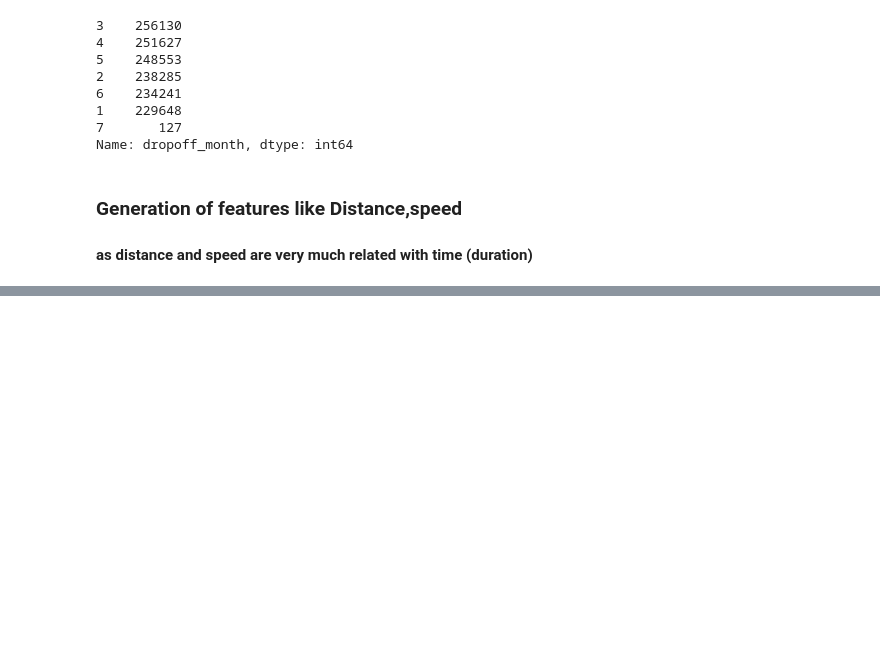
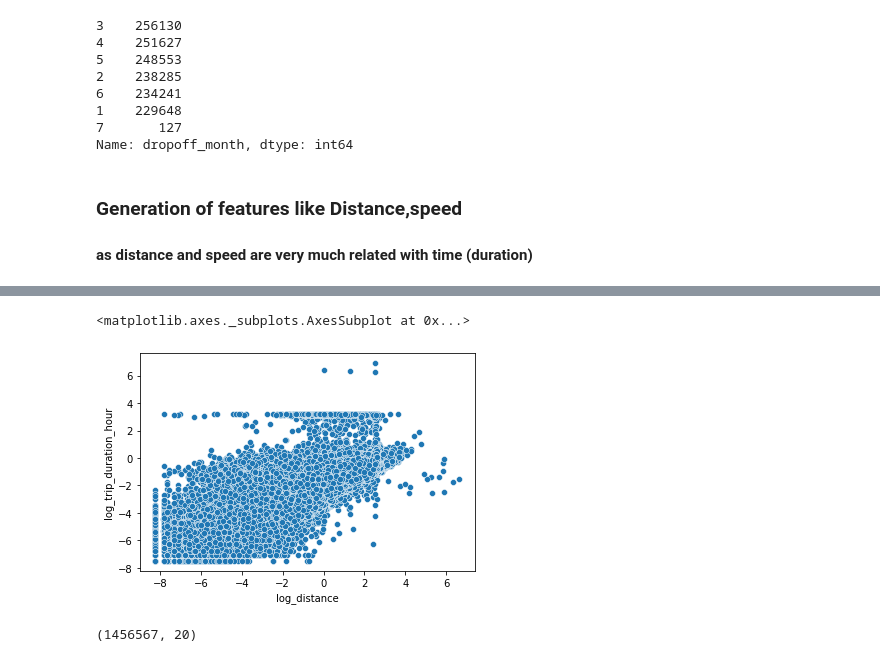
Before and after one commit to Rajashekar-Anumalla/NYC-Taxi-trip-duration-prediction, a Jupyter notebook: NYC_Taxi_Trip_Time_Prediction_Capstone_Project.ipynb, the cells around one changed output, grey strips where cells are left out. Saved outputs shown, nothing was run; the diff lists cells and outputs as text; code cells hidden in the pictures; blank space fills up the shorter version.

```diff
--- a/NYC_Taxi_Trip_Time_Prediction_Capstone_Project.ipynb
+++ b/NYC_Taxi_Trip_Time_Prediction_Capstone_Project.ipynb
@@ -303,0 +317,21 @@ Name: vendor_id, dtype: int64
+# %%
+## As we unable to judge from the above graph we will now apply log transfrom and
+## see how will be the trend
+data['log_distance'] = np.log(data.distance)
+data['log_trip_duration_hour'] = np.log(data.trip_duration_hour)
+
+sns.scatterplot(data.log_distance, data.log_trip_duration_hour)
+
+## We can clearly see that log of trip duration hour value above 2 is not
+## following any trend when compare to its value below
+## here we can drop those records
+# %% [output]
+<matplotlib.axes._subplots.AxesSubplot at 0x...>
+[figure, added]
+# %%
+## Dropping feature as discussed above
+
+data = data[data['log_trip_duration_hour']<2]
+data.shape
+# %% [output]
+(1456567, 20)
```
Also changed, not shown: parts of 19 cells of this notebook.
